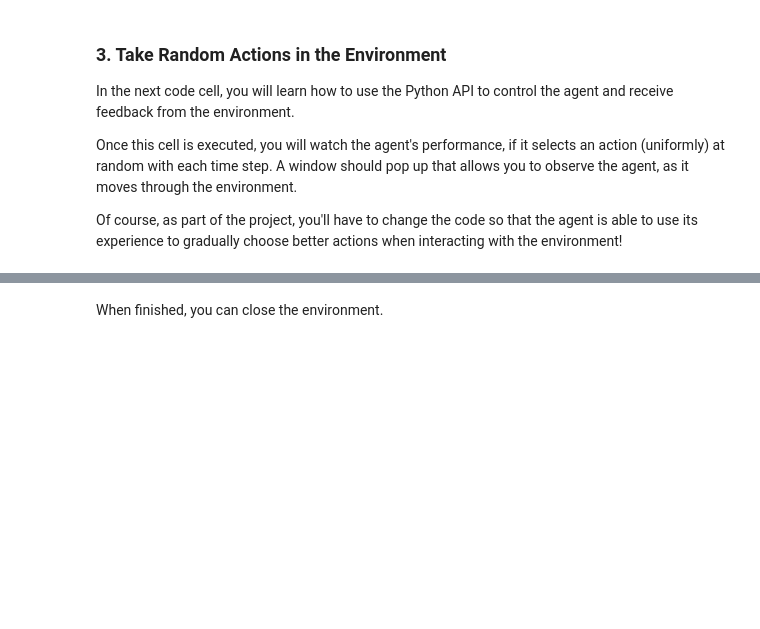
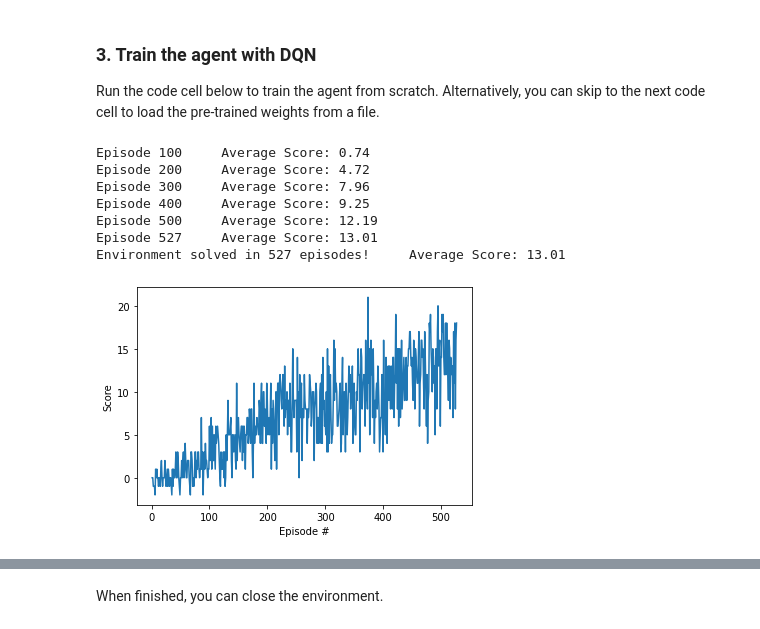
Before and after one commit to JCE98/DeepRLND-Navigation, a Jupyter notebook: Navigation.ipynb, the cells around one changed output, grey strips where cells are left out. Saved outputs shown, nothing was run; the diff lists cells and outputs as text; code cells hidden in the pictures; blank space fills up the shorter version.

Commit message:
solved environment

```diff
--- a/Navigation.ipynb
+++ b/Navigation.ipynb
@@ -37,4 +23,9 @@ Environments contain **_brains_** which are responsible for deciding the actions
 # %%
+env = UnityEnvironment(file_name="Banana_Windows_x86_64/Banana.exe")
 # get the default brain
 brain_name = env.brain_names[0]
 brain = env.brains[brain_name]
+env_info = env.reset(train_mode=False)[brain_name]
+action_size = brain.vector_action_space_size
+state_size = len(env_info.vector_observations[0])
+agent = Agent(state_size, action_size,seed=0)
@@ -69,8 +49,67 @@ print('States have length:', state_size)
-# %% [markdown]
-### 3. Take Random Actions in the Environment
-
-In the next code cell, you will learn how to use the Python API to control the agent and receive feedback from the environment.
-
-Once this cell is executed, you will watch the agent's performance, if it selects an action (uniformly) at random with each time step.  A window should pop up that allows you to observe the agent, as it moves through the environment.
-
-Of course, as part of the project, you'll have to change the code so that the agent is able to use its experience to gradually choose better actions when interacting with the environment!
+# %% [markdown]
+### 3. Train the agent with DQN
+
+Run the code cell below to train the agent from scratch. Alternatively, you can skip to the next code cell to load the pre-trained weights from a file.
+# %%
+def dqn(n_episodes=2000, max_t=1000, eps_start=1.0, eps_end=0.01, eps_decay=0.995):
+    '''
+    Deep Q-Learning
+
+    Params
+    ======
+        env (user-defined Unity-ML environment class): Unity-ML environment in which the agent is to be trained
+        n_episodes (int): maximum number of training episodes
+        max_t (int): maximum number of timesteps per episode
+        eps_start (float): starting value of epsilon, for epsilon-greedy action selection
+        eps_end (float): minimum value of epsilon
+        eps_decay (float): multiplicative factor (per episode) for decreasing epsilon
+    '''
+    scores = []                                            # list containing scores from each episode
+    scores_window = deque(maxlen=100)                      # last 100 scores
+    eps = eps_start                                        # initialize epsilon
+    for i_episode in range(1, n_episodes+1):
+        env_info = env.reset(train_mode=True)[brain_name]  # reset the environment in training mode
+        state = env_info.vector_observations[0]            # get the current state
+        score = 0                                          # initialize score
+        for t in range(max_t):
+            action = agent.act(state, eps)                 # agent takes action
+            action = action.astype(np.int32)
+            env_info = env.step(action)[brain_name]        # send the action to the environment
+            next_state = env_info.vector_observations[0]   # get the next state
+            reward = env_info.rewards[0]                   # get the reward
+            done = env_info.local_done[0]                  # see if episode has finished
+            agent.step(state,action,reward,next_state,done)# update agent action value function
+            score += reward                                # update the score
+            state = next_state                             # roll over the state to next time step
+            if done:                                       # exit loop if episode finished
+                break
+        scores_window.append(score)                        # save most recent score
+        scores.append(score)                               # save most recent score
+        eps = max(eps_end, eps_decay*eps)                  # decrease epsilon
+        print('\rEpisode {}\tAverage Score: {:.2f}'.format(i_episode, np.mean(scores_window)), end="")
+        if i_episode % 100 == 0:                           #Taking an average score every 100 episodes
+            print('\rEpisode {}\tAverage Score: {:.2f}'.format(i_episode, np.mean(scores_window)))
+            torch.save(agent.qnetwork_local.state_dict(), 'checkpoint_actor.pth')
+        if np.mean(scores_window)>=13.0:                   #Checking if environment has been solved
+            print('\nEnvironment solved in {:d} episodes!\tAverage Score: {:.2f}'.format(i_episode, np.mean(scores_window)))
+            torch.save(agent.qnetwork_local.state_dict(), 'solution_actor.pth')
+            break
+    return scores
+
+scores = dqn(n_episodes=1000, max_t=1000)
+fig = plt.figure()
+ax = fig.add_subplot(111)
+plt.plot(np.arange(1,len(scores)+1), scores)
+plt.ylabel('Score')
+plt.xlabel('Episode #')
+plt.savefig('training_performance.png')
+plt.show()
+# %% [output]
+Episode 100     Average Score: 0.74
+Episode 200     Average Score: 4.72
+Episode 300     Average Score: 7.96
+Episode 400     Average Score: 9.25
+Episode 500     Average Score: 12.19
+Episode 527     Average Score: 13.01
+Environment solved in 527 episodes!     Average Score: 13.01
+[figure, added]
```
Also changed, not shown: parts of 14 cells of this notebook, 4 other files.
